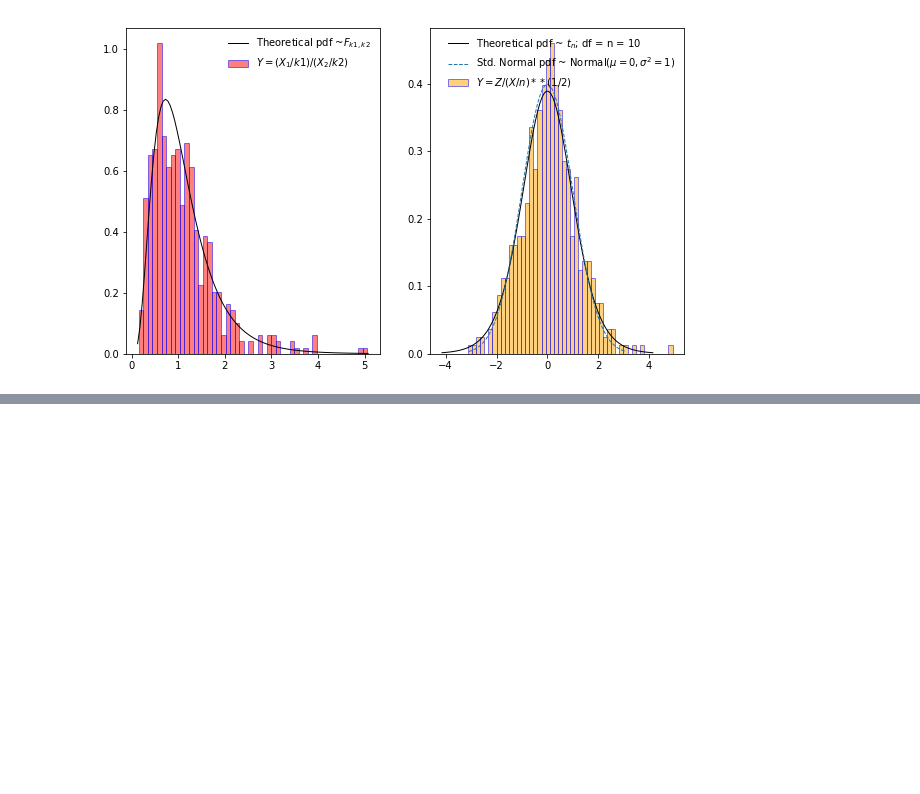
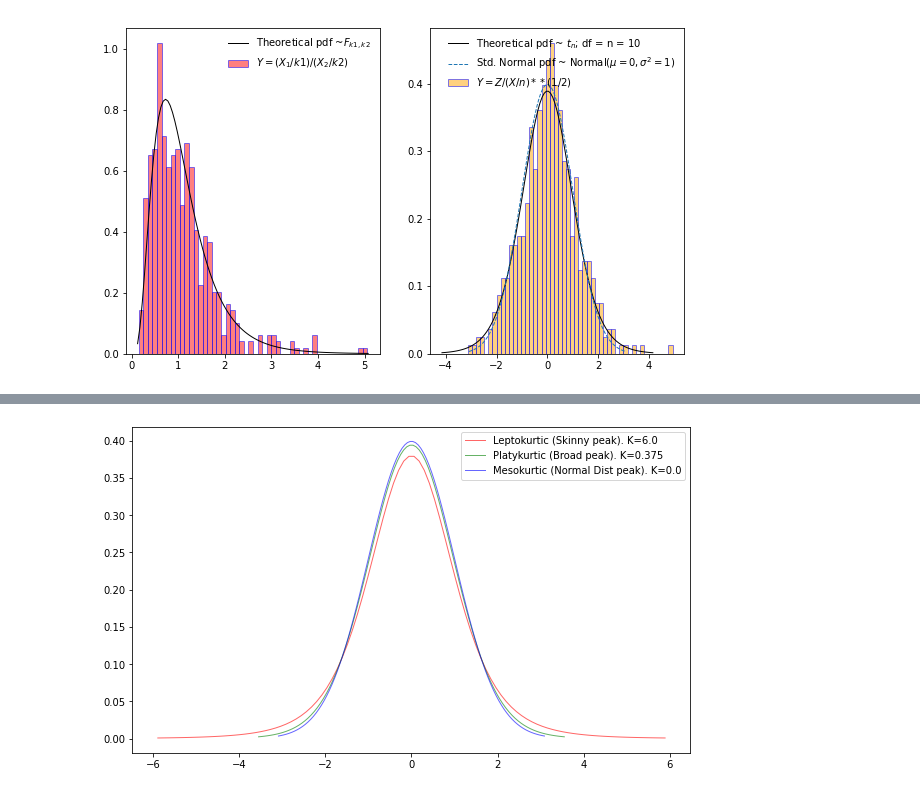
Before and after one commit to talktokalyan/Kalyan-Jupyter-Notebooks, a Jupyter notebook: IE-1-ADD-DIST.ipynb, the cells around one changed output, grey strips where cells are left out. Drawn from its saved outputs; the diff is of its cells as text; code cells hidden in the pictures; blank space fills up the shorter version.

```diff
--- a/IE-1-ADD-DIST.ipynb
+++ b/IE-1-ADD-DIST.ipynb
@@ -195,0 +231,46 @@ plt.show()
+# %%
+# Kurtosis
+
+import numpy as np
+import scipy.stats as spstats
+%matplotlib inline
+import matplotlib.pyplot as plt
+plt.rcParams['figure.figsize'] = (10,6)
+
+ss = 500 # sample size of each independent distribution
+num_iid = 5 # Number of random independent variables
+fig1, ax1 = plt.subplots(1,1)
+
+# Lepto
+a=5
+lepto = spstats.t(a)
+lmean, lvar, lskew, lkurt = lepto.stats(moments='mvsk')
+
+x = np.linspace(lepto.ppf(0.001),
+                lepto.ppf(0.999), 100)
+ax1.plot(x, lepto.pdf(x),
+       'r-', lw=1, alpha=0.6, label='Leptokurtic (Skinny peak). K={}'.format(lkurt))
+
+# Platy
+c,d=10,20
+platy = spstats.t(d)
+pmean, pvar, pskew, pkurt = platy.stats(moments='mvsk')
+
+x = np.linspace(platy.ppf(0.001),
+                platy.ppf(0.999), 100)
+ax1.plot(x, platy.pdf(x),
+       'g-', lw=1, alpha=0.6, label='Platykurtic (Broad peak). K={}'.format(pkurt))
+
+#Meso-Std Normal
+meso = spstats.norm(0,1)
+mmean, mvar, mskew, mkurt = meso.stats(moments='mvsk')
+
+x = np.linspace(meso.ppf(0.001),
+                meso.ppf(0.999), 100)
+ax1.plot(x, meso.pdf(x),
+       'b-', lw=1, alpha=0.6, label='Mesokurtic (Normal Dist peak). K={}'.format(mkurt))
+
+ax1.legend(loc='best', frameon=True)
+fig1.show()
+# %% [output]
+[figure, added]
```
Also changed, not shown: parts of 3 cells of this notebook, 27 other files.
